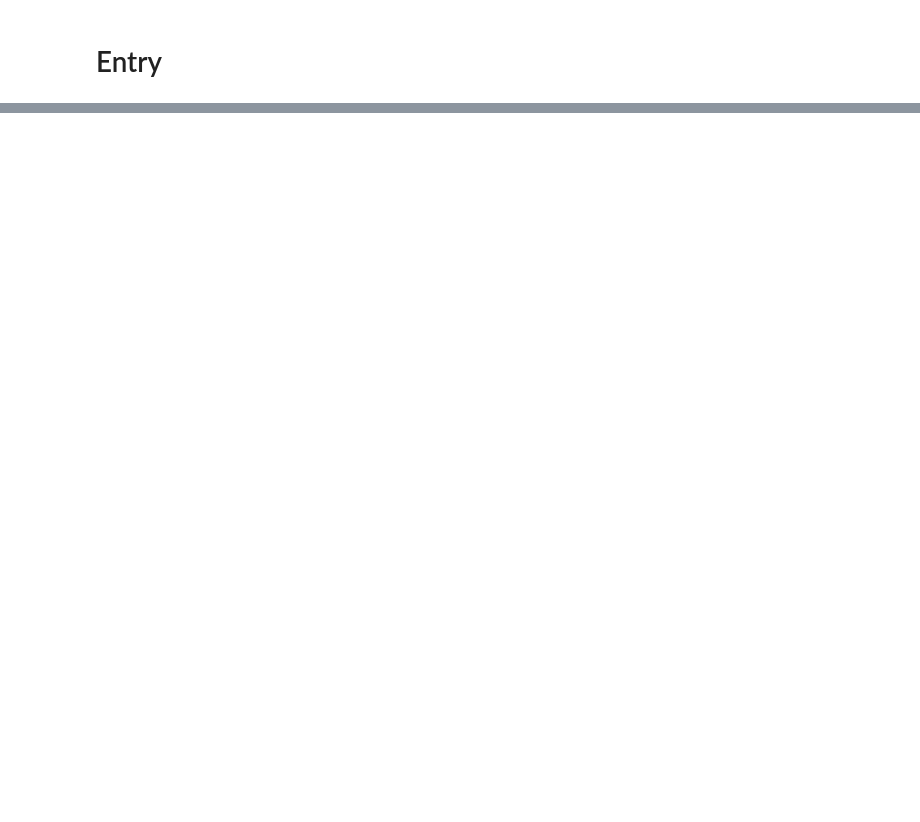
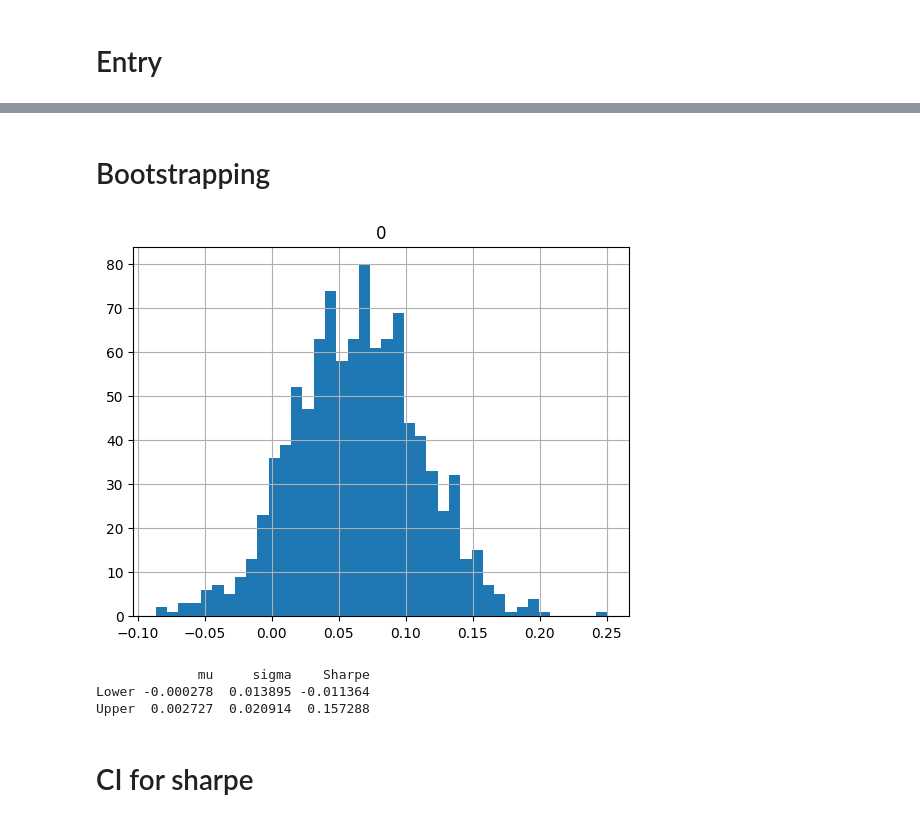
Before and after one commit to Oliver-De-Fusco/6CAP-TA-Code, a Jupyter notebook: main.ipynb, the cells around one changed output, grey strips where cells are left out. Saved outputs shown, nothing was run; the diff lists cells and outputs as text; code cells hidden in the pictures; blank space fills up the shorter version.

```diff
--- a/main.ipynb
+++ b/main.ipynb
@@ -110,0 +384,17 @@ ax = sns.lineplot(ichi_data[-45:].drop(columns=["Volume", "Close", "Open", "High
+# %% [markdown]
+# Bootstrapping
+# %%
+returns = np.log(data["Close"] / data["Close"].shift(1)).dropna()
+# %%
+block_length = ab.optimal_block_length(returns ** 2)["stationary"].iloc[0]
+# %%
+bs = ab.StationaryBootstrap(block_length, returns, seed=44)
+# %%
+results = bs.apply(sharpe_ratio, 1000, {"entry":en_l_1, "exit":ex_l_1})
+# run time - 2500 - 2m 58s
+# %%
+sr = pd.DataFrame(results[:, -1:])
+
+fig = sr.hist(bins=40)
+# %% [output]
+[figure, added]
@@ -110,0 +410,9 @@ ax = sns.lineplot(ichi_data[-45:].drop(columns=["Volume", "Close", "Open", "High
+# %%
+ci = pd.DataFrame(ci, index=["Lower", "Upper"], columns=["mu", "sigma", "Sharpe"])
+print(ci)
+# %% [output]
+             mu     sigma    Sharpe
+Lower -0.000278  0.013895 -0.011364
+Upper  0.002727  0.020914  0.157288
+# %% [markdown]
+# CI for sharpe
```
Also changed, not shown: parts of 38 cells of this notebook, 9 other files.
